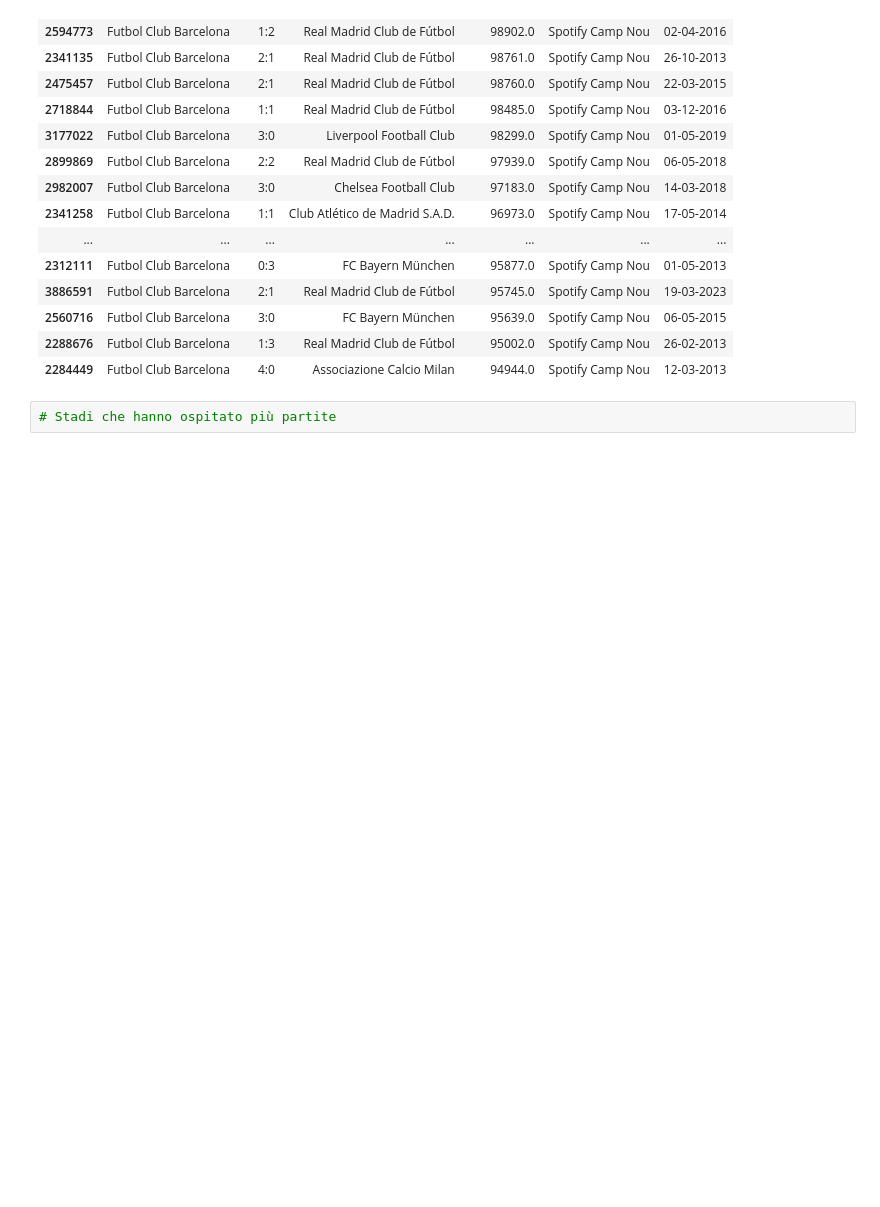
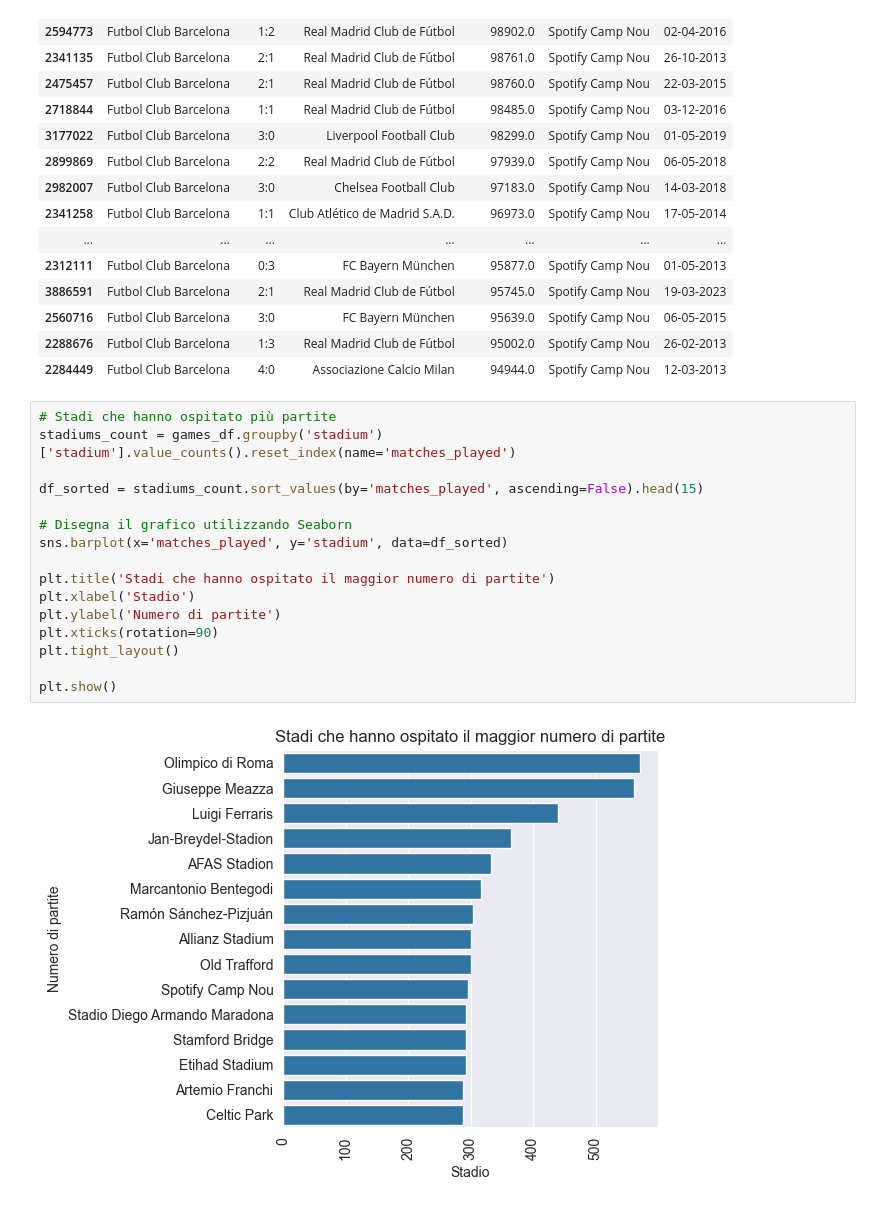
Before and after one commit to RiccardoPili/Football-Data-Analysis, a Jupyter notebook: games.ipynb, the cells around one changed output. Cells and saved outputs as stored; diff of their text form; blank space fills up the shorter version.

```diff
--- a/games.ipynb
+++ b/games.ipynb
@@ -391,3 +385,19 @@ df_sorted[['home_club_name','score','away_club_name','attendance','stadium','dat
 | 2284449 | Futbol Club Barcelona | 4:0 | Associazione Calcio Milan | 94944.0 | Spotify Camp Nou | 12-03-2013 |
 # %%
 # Stadi che hanno ospitato più partite
+stadiums_count = games_df.groupby('stadium')['stadium'].value_counts().reset_index(name='matches_played')
+
+df_sorted = stadiums_count.sort_values(by='matches_played', ascending=False).head(15)
+
+# Disegna il grafico utilizzando Seaborn
+sns.barplot(x='matches_played', y='stadium', data=df_sorted)
+
+plt.title('Stadi che hanno ospitato il maggior numero di partite')
+plt.xlabel('Stadio')
+plt.ylabel('Numero di partite')
+plt.xticks(rotation=90)
+plt.tight_layout()
+
+plt.show()
+# %% [output]
+[figure, added]
```
Also changed, not shown: parts of 12 cells of this notebook, 2 other files.
